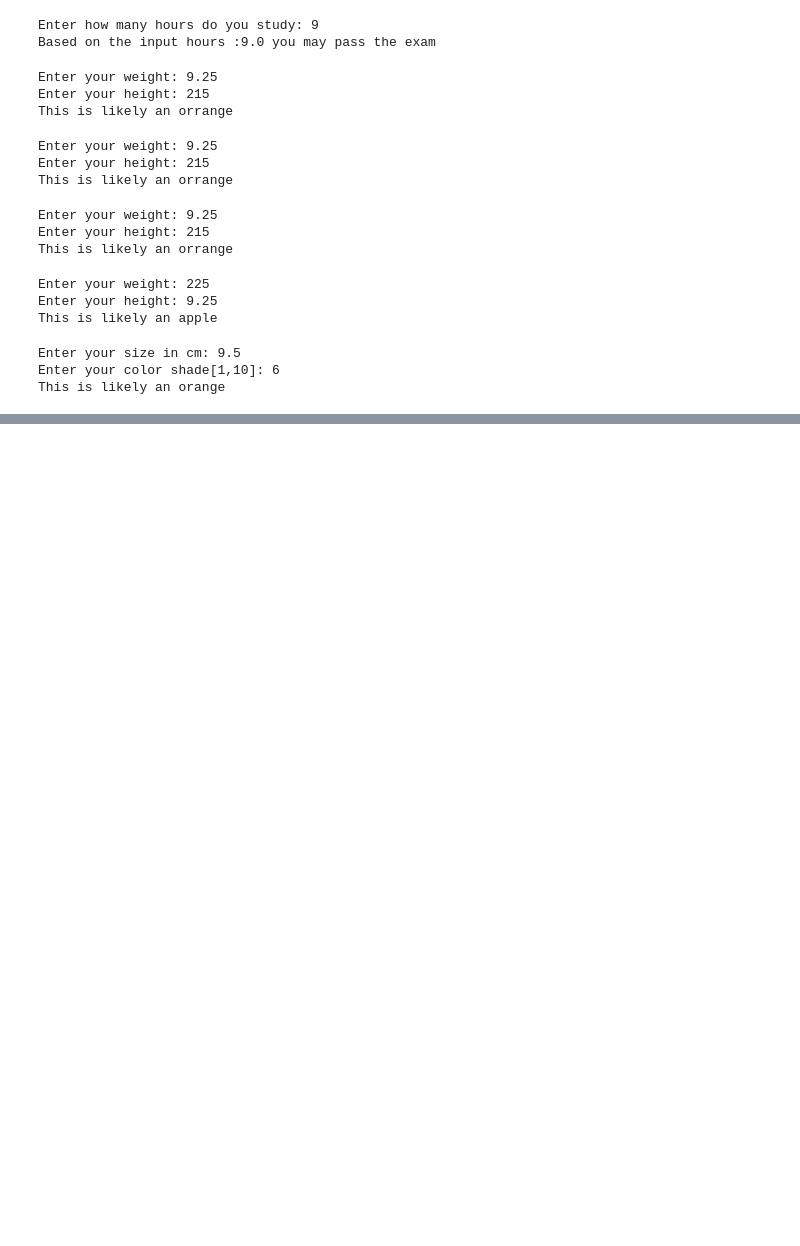
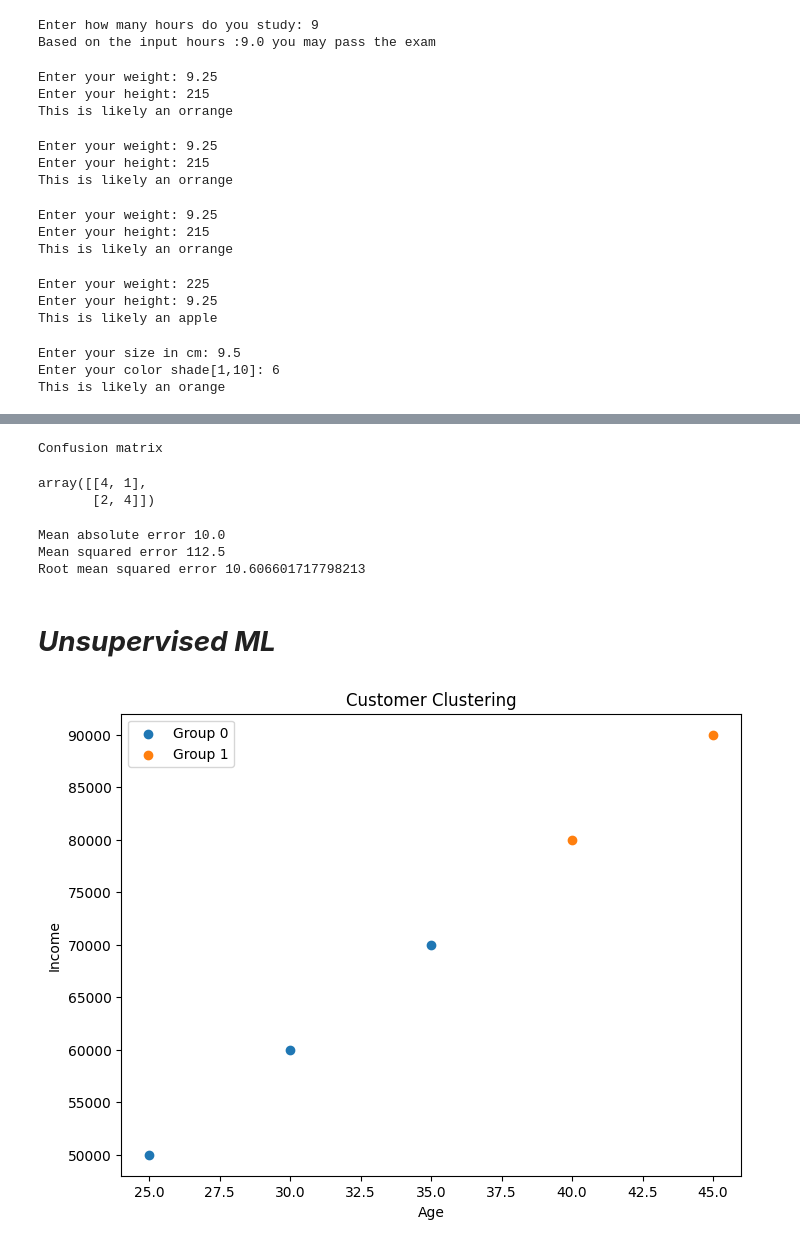
Before and after one commit to Vikram-0401/Python_Projects, a Jupyter notebook: Aiml.ipynb, the cells around one changed output, grey strips where cells are left out. Saved outputs shown, nothing was run; the diff lists cells and outputs as text; code cells hidden in the pictures; blank space fills up the shorter version.

Commit message:
Unsupervised ML

```diff
--- a/Aiml.ipynb
+++ b/Aiml.ipynb
@@ -1699,0 +1715,48 @@ This is likely an orange
+# %%
+from sklearn.metrics import confusion_matrix
+
+y_true = [1,0,1,1,0,1,0,1,0,1,0] # what actually happened
+x_pred = [1,0,1,0,0,1,0,0,1,1,0] # what model has predicted
+
+print("Confusion matrix")
+confusion_matrix(y_true, x_pred)
+
+TN FP
+FN TP
+# %% [output]
+Confusion matrix
+array([[4, 1],
+       [2, 4]])
+# %%
+'''
+
+mean absolute error
+
+take the diff/mistakes -> add & divide
+
+mean squared error
+
+take the square of the mistakes -> add & divide
+
+'''
+
+from sklearn.metrics import mean_absolute_error, mean_squared_error
+import numpy as np
+
+real_scores = [90,85,60,80]
+
+pred_scores = [75,90,50,90]
+
+mae = mean_absolute_error(real_scores, pred_scores)
+mse = mean_squared_error(real_scores, pred_scores)
+rmse = np.sqrt(mse)
+
+print("Mean absolute error", mae)
+print("Mean squared error", mse)
+print("Root mean squared error", rmse)
+# %% [output]
+Mean absolute error 10.0
+Mean squared error 112.5
+Root mean squared error 10.606601717798213
+# %% [markdown]
+# ***Unsupervised ML***
@@ -1699,0 +1791,31 @@ This is likely an orange
+# %%
+import pandas as pd
+from sklearn.cluster import KMeans
+import matplotlib.pyplot as plt
+
+data = {
+    'Customer': ['Riya', 'Aman', 'Ravi', 'Ram', 'shyam'],
+    'Age': [25, 30, 35, 40, 45],
+    'Income': [50000, 60000, 70000, 80000, 90000]
+}
+
+df = pd.DataFrame(data)
+
+X = df[['Age', 'Income']]
+
+model = KMeans(n_clusters=2, random_state=42, n_init=10)
+
+df['Group'] = model.fit_predict(X)
+
+plt.figure(figsize=(8,6))
+for group in df['Group'].unique():
+  group_data = df[df['Group'] == group]
+  plt.scatter(group_data['Age'], group_data['Income'], label=f'Group {group}')
+
+plt.xlabel('Age')
+plt.ylabel('Income')
+plt.title('Customer Clustering')
+plt.legend()
+plt.show()
+# %% [output]
+[figure, added]
```
Also changed, not shown: parts of 3 cells of this notebook.
